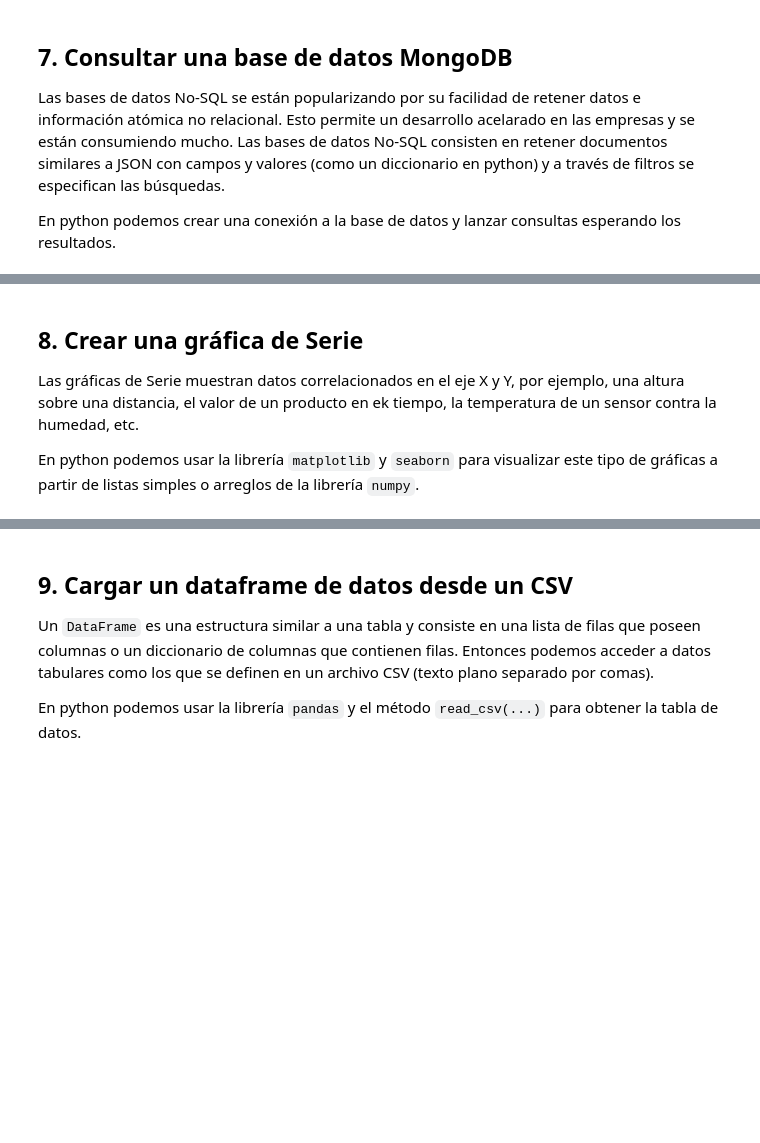
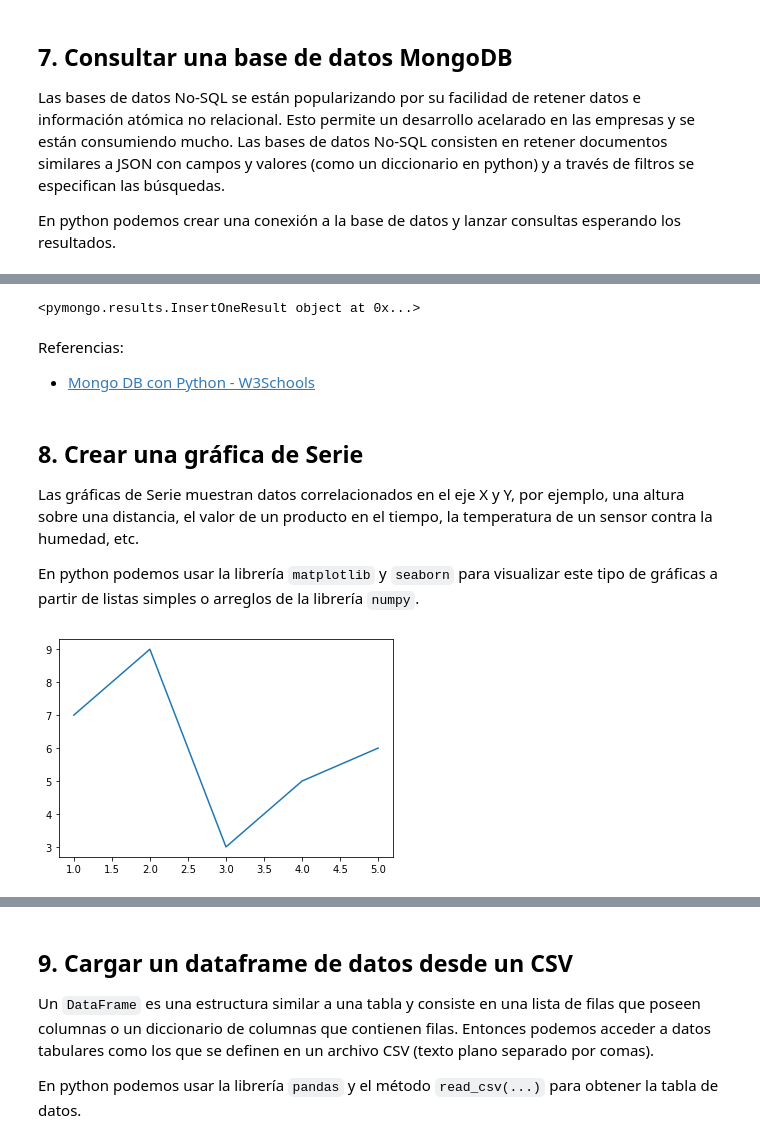
Before and after one commit to dragonnomada/python-intel, a Jupyter notebook: 100_problemas.ipynb, the cells around one changed output, grey strips where cells are left out. Drawn from its saved outputs; the diff is of its cells as text; code cells hidden in the pictures; blank space fills up the shorter version.

Commit message:
Se actualizaron los 100 problemas con python

```diff
--- a/100_problemas.ipynb
+++ b/100_problemas.ipynb
@@ -158,6 +254,34 @@ En python podemos crear una conexión a la base de datos y lanzar consultas espe
+# %%
+import pymongo as mongo
+
+conn = mongo.MongoClient("mongodb://localhost/tienda")
+
+db = conn["tienda"]
+
+products_coll = db["products"]
+
+document = {
+    "name": input("Nombre: "),
+    "description": input("Descripción: "),
+    "price": float(input("Precio: ")),
+    "price_unit": float(input("Precio Unitario: ")),
+    "existances": int(input("Existancias: "))
+}
+
+result = products_coll.insert_one(document)
+
+print(result)
+
+conn.close()
+# %% [output]
+<pymongo.results.InsertOneResult object at 0x...>
+# %% [markdown]
+Referencias:
+
+* [Mongo DB con Python - W3Schools](https://www.w3schools.com/python/python_mongodb_find.asp)
 # %% [markdown]
 ## 8. Crear una gráfica de Serie
 
-Las gráficas de Serie muestran datos correlacionados en el eje X y Y, por ejemplo, una altura sobre una distancia, el valor de un producto en ek tiempo, la temperatura de un sensor contra la humedad, etc.
+Las gráficas de Serie muestran datos correlacionados en el eje X y Y, por ejemplo, una altura sobre una distancia, el valor de un producto en el tiempo, la temperatura de un sensor contra la humedad, etc.
 
 En python podemos usar la librería `matplotlib` y `seaborn` para visualizar este tipo de gráficas a partir de listas simples o arreglos de la librería `numpy`.
@@ -163,0 +292,11 @@ En python podemos usar la librería `matplotlib` y `seaborn` para visualizar est
+# %%
+import matplotlib.pyplot as plt
+
+x = [1, 2, 3, 4, 5]
+y = [7, 9, 3, 5, 6]
+
+plt.plot(x, y)
+
+plt.show()
+# %% [output]
+[figure, added]
```
Also changed, not shown: parts of 27 cells of this notebook, 5 other files.
